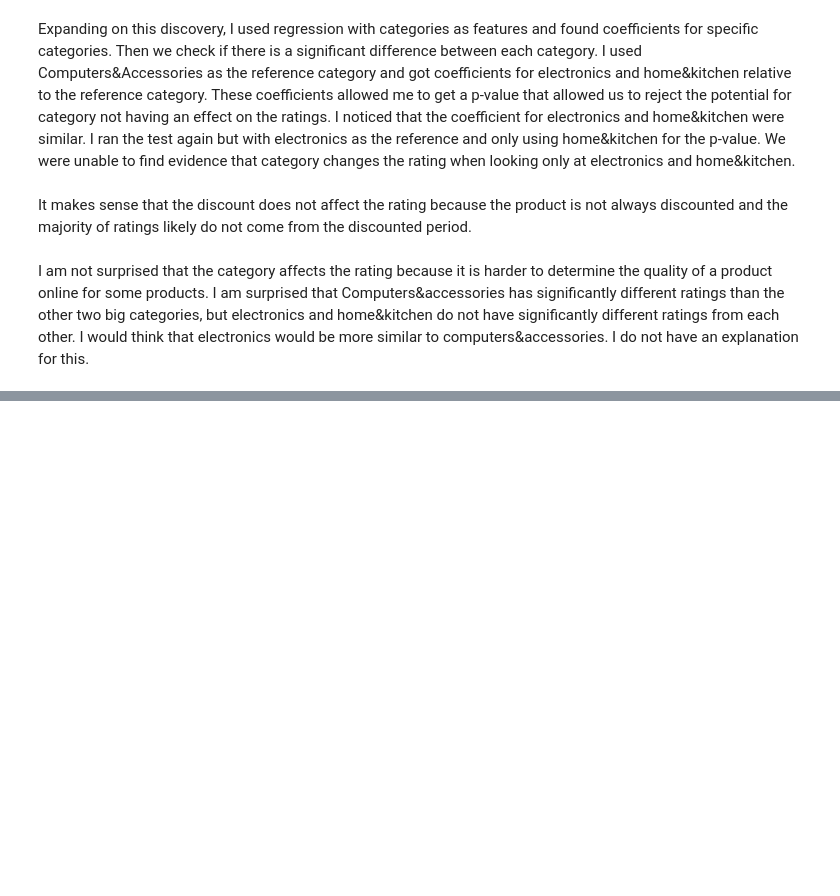
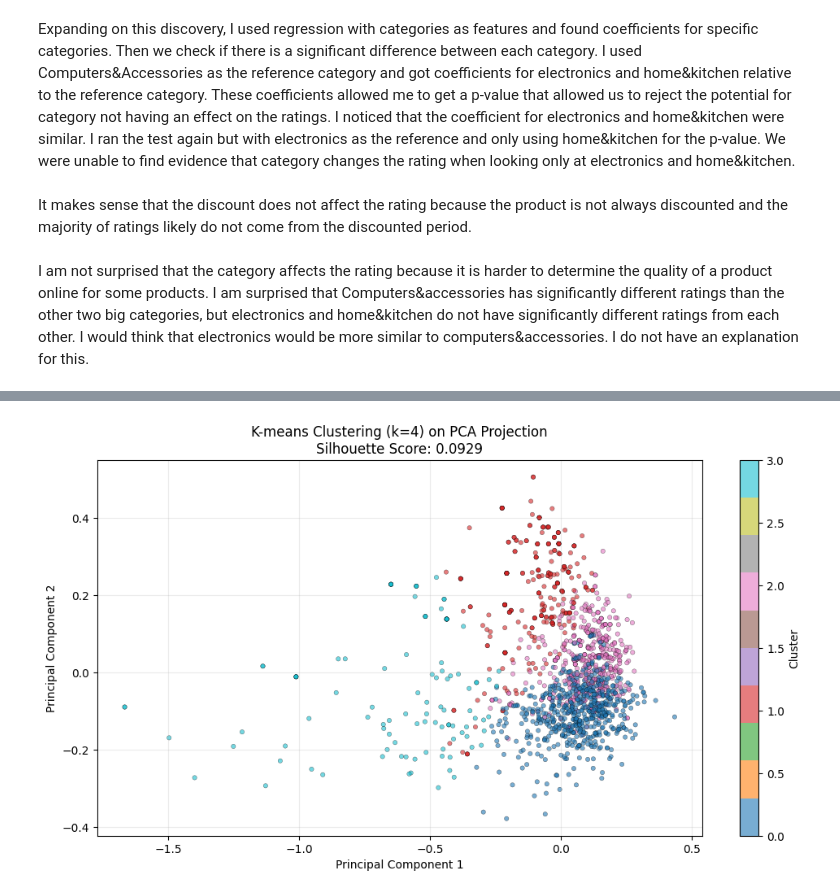
Before and after one commit to zacharydaniel229/CSCE676_ZacharyWilliams_Project, a Jupyter notebook: CSCE676_ZacharyWilliams_FinalDeliverable.ipynb, the cells around one changed output, grey strips where cells are left out. Saved outputs shown, nothing was run; the diff lists cells and outputs as text; code cells hidden in the pictures; blank space fills up the shorter version.

Commit message:
added EDA for clusters

```diff
--- a/CSCE676_ZacharyWilliams_FinalDeliverable.ipynb
+++ b/CSCE676_ZacharyWilliams_FinalDeliverable.ipynb
@@ -500,0 +676,99 @@ I am not surprised that the category affects the rating because it is harder to
+# %%
+# K-means clustering with k=4 and silhouette score evaluation
+from sklearn.cluster import KMeans
+from sklearn.metrics import silhouette_score
+import matplotlib.pyplot as plt
+
+# Configure display to avoid truncation
+pd.set_option('display.max_rows', None)
+pd.set_option('display.max_columns', None)
+pd.set_option('display.width', None)
+np.set_printoptions(threshold=np.inf, linewidth=np.inf)
+
+# Use k=4
+k = 4
+kmeans = KMeans(n_clusters=k, random_state=42, n_init=10)
+best_labels = kmeans.fit_predict(embedding_matrix)
+best_silhouette = silhouette_score(embedding_matrix, best_labels)
+
+print(f'K-means clustering with k={k}')
+print(f'Silhouette score: {best_silhouette:.4f}')
+
+# Visualize clusters on PCA projection
+plt.figure(figsize=(12, 6))
+scatter = plt.scatter(embedding_2d[:, 0], embedding_2d[:, 1], c=best_labels,
+                     cmap='tab10', s=15, alpha=0.6, edgecolors='k', linewidth=0.3)
+plt.colorbar(scatter, label='Cluster')
+plt.title(f'K-means Clustering (k={k}) on PCA Projection\nSilhouette Score: {best_silhouette:.4f}')
+plt.xlabel('Principal Component 1')
+plt.ylabel('Principal Component 2')
+plt.grid(alpha=0.25)
+plt.show()
+
+print(f'\nCluster distribution:')
+unique, counts = np.unique(best_labels, return_counts=True)
+for cluster_id, count in zip(unique, counts):
+    print(f'Cluster {cluster_id}: {count} reviews')
+
+# Purity evaluation using ground truth categories
+# Define the top 3 categories
+top_3_categories = {
+    cat for cat, _ in sorted(category_counts.items(), key=lambda x: x[1], reverse=True)[:3]
+}
+
+# Assign ground truth labels: map each review to one of 4 categories (top 3 + other)
+def _assign_ground_truth_category(category_value):
+    candidates = []
+    for cat in str(category_value).split('|'):
+        cat = cat.strip()
+        if cat and cat in top_3_categories:
+            candidates.append(cat)
+    if not candidates:
+        return 'Other'
+    return max(candidates, key=lambda cat: (category_counts.get(cat, 0), cat))
+
+ground_truth_categories = df['category'].apply(_assign_ground_truth_category).values
+
+# Create mapping: category name -> label id
+unique_categories = sorted(set(ground_truth_categories))
+category_to_label = {cat: i for i, cat in enumerate(unique_categories)}
+ground_truth_labels = np.array([category_to_label[cat] for cat in ground_truth_categories])
+
+# Calculate purity
+def calculate_purity(true_labels, predicted_labels):
+    """
+    Calculate purity: the fraction of samples that are correctly assigned to
+    the most frequent label in their assigned cluster.
+    """
+    n = len(true_labels)
+    purity_sum = 0
+
+    # For each predicted cluster
+    for cluster_id in np.unique(predicted_labels):
+        mask = predicted_labels == cluster_id
+        true_labels_in_cluster = true_labels[mask]
+        # Count the most frequent true label in this cluster
+        if len(true_labels_in_cluster) > 0:
+            most_common_count = np.bincount(true_labels_in_cluster).max()
+            purity_sum += most_common_count
+
+    return purity_sum / n
+
+purity = calculate_purity(ground_truth_labels, best_labels)
+
+print(f'\n--- Purity Evaluation ---')
+print(f'Ground truth categories: {unique_categories}')
+print(f'Purity score: {purity:.4f}')
+
+# Show detailed cluster vs ground truth distribution
+print(f'\n--- Cluster vs Ground Truth Distribution ---')
+for cluster_id in range(k):
+    mask = best_labels == cluster_id
+    cluster_ground_truth = ground_truth_labels[mask]
+    total_in_cluster = np.sum(mask)
+    print(f'\nCluster {cluster_id} (total reviews: {total_in_cluster}):')
+    for category_id, category_name in enumerate(unique_categories):
+        count = np.sum(cluster_ground_truth == category_id)
+        pct = 100 * count / total_in_cluster if total_in_cluster > 0 else 0
+        print(f'  {category_name}: {count} ({pct:.1f}%)')
+# %% [output]
@@ -500,0 +777 @@ I am not surprised that the category affects the rating because it is harder to
+[figure, added]
```
Also changed, not shown: parts of 13 cells of this notebook.
